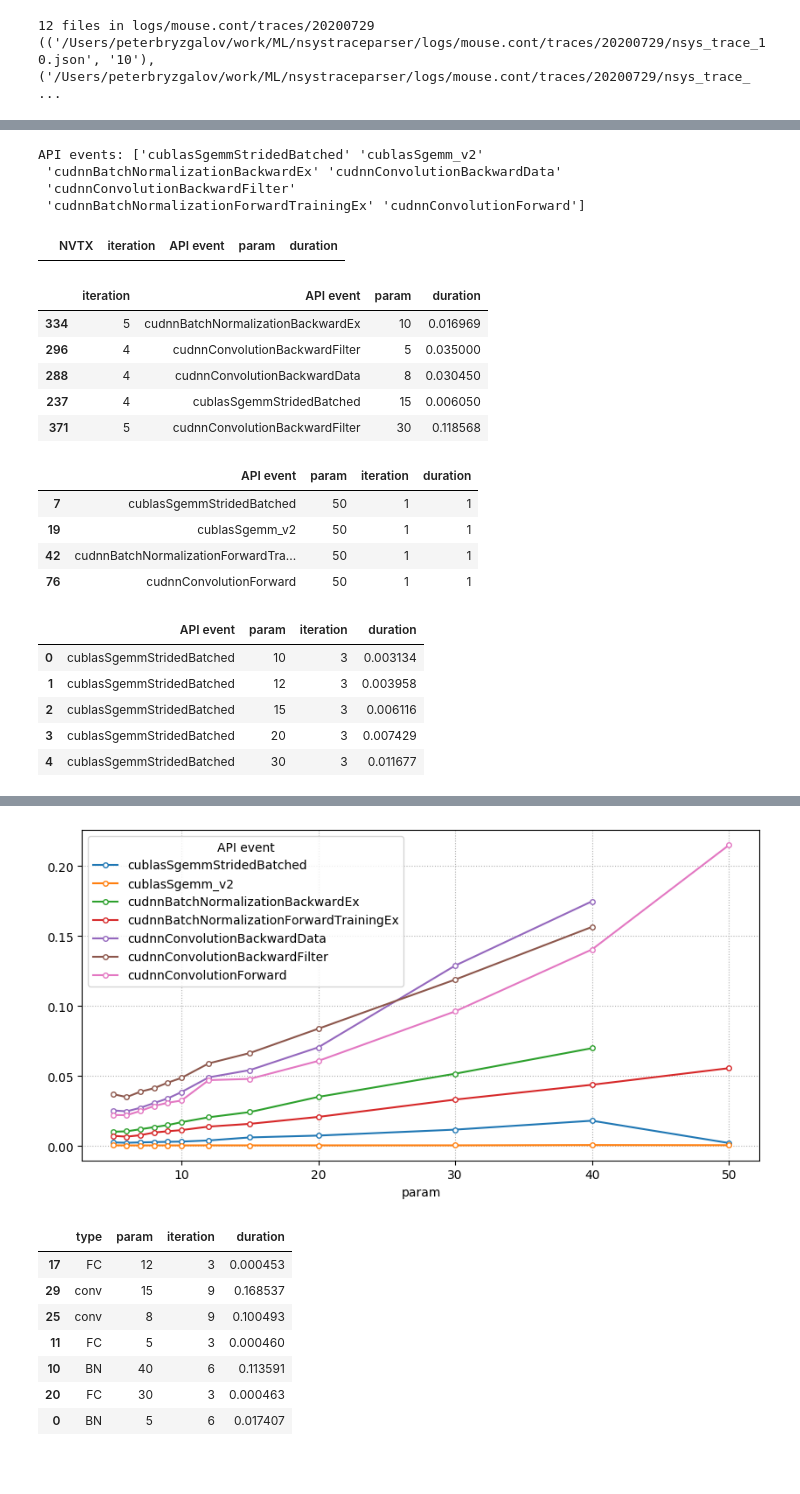
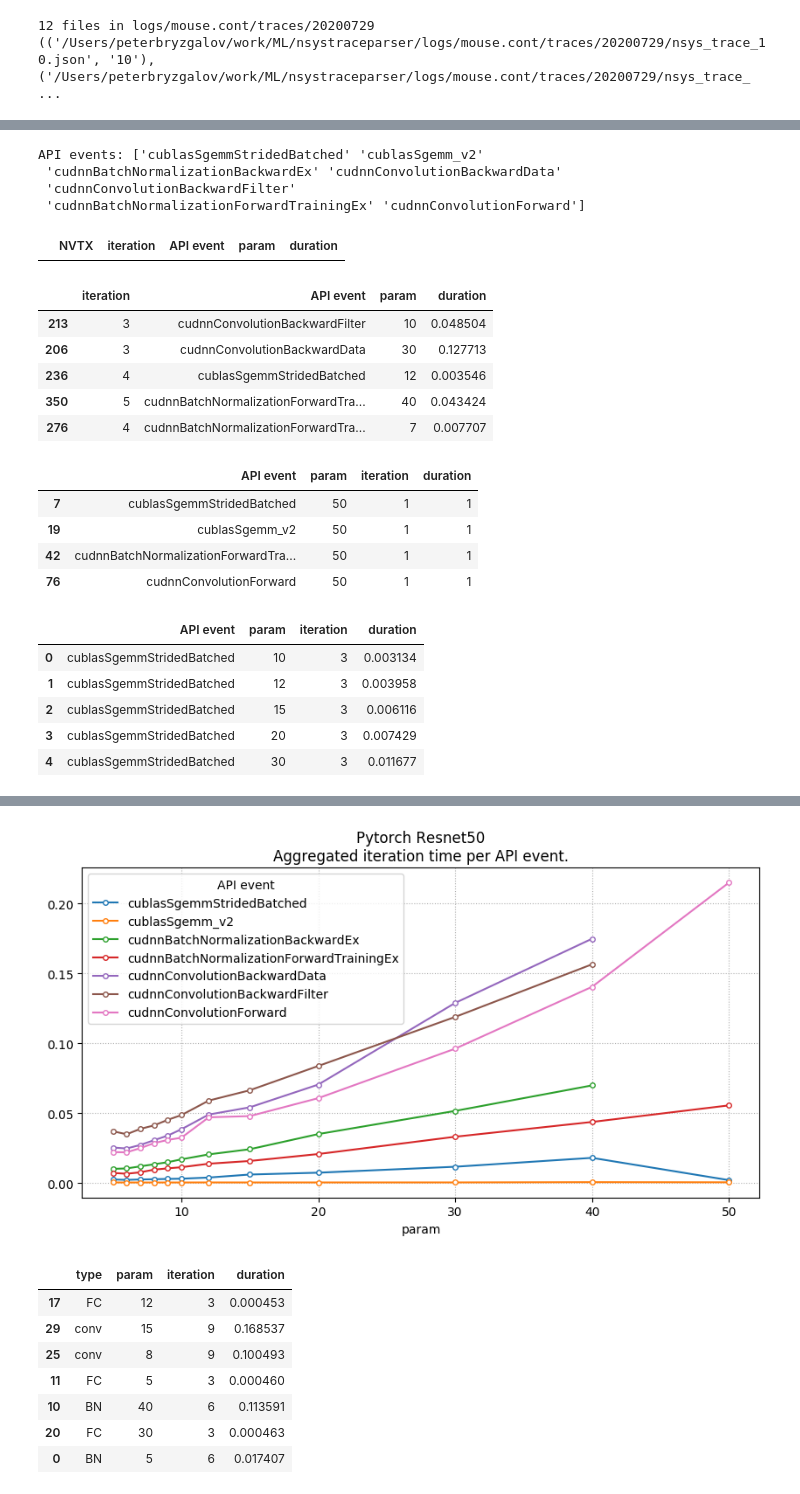
Before and after one commit to pyotr777/nsystraceparser, a Jupyter notebook: aggregateTimeFromMultipleTraces.ipynb, the cells around one changed output, grey strips where cells are left out. Saved outputs shown, nothing was run; the diff lists cells and outputs as text; code cells hidden in the pictures; blank space fills up the shorter version.

Commit message:
Parsing Pytorch and DNNMark traces in the notebooks.

```diff
--- a/aggregateTimeFromMultipleTraces.ipynb
+++ b/aggregateTimeFromMultipleTraces.ipynb
@@ -42,20 +42,22 @@ print(tuple(zip(files,param_values)))
 (('/Users/peterbryzgalov/work/ML/nsystraceparser/logs/mouse.cont/traces/20200729/nsys_trace_10.json', '10'), ('/Users/peterbryzgalov/work/ML/nsystraceparser/logs/mouse.cont/traces/20200729/nsys_trace_ ...
 # %%
 results = None
+convert_traces=False
 for param, tracefile in zip(param_values, files):
     events = ' '.join(event_patterns)
-    # Run
-    # python3 parseOneTrace.py -f $tracefile --events $events
-    command = 'python3 parseOneTrace.py -f {} --events {}'.format(tracefile, events)
-    print(command)
-    p = subprocess.run(command.split(' '), stdin=subprocess.PIPE, stderr=subprocess.PIPE,
-                       bufsize=0, shell=False)
-    if p.returncode == 0:
-        print('Finished OK')
-    else:
-        print(p.stdout.decode('utf-8'))
-        print('ERROR')
-        print(p.stderr.decode('utf-8'))
+    if convert_traces:
+        # Run
+        # python3 parseOneTrace.py -f $tracefile --events $events
+        command = 'python3 parseOneTrace.py -f {} --events {}'.format(tracefile, events)
+        print(command)
+        p = subprocess.run(command.split(' '), stdin=subprocess.PIPE, stderr=subprocess.PIPE,
+                           bufsize=0, shell=False)
+        if p.returncode == 0:
+            print('Finished OK')
+        else:
+            print(p.stdout.decode('utf-8'))
+            print('ERROR')
+            print(p.stderr.decode('utf-8'))
     # Read data from CSV file
     directory = os.path.dirname(tracefile)
     csvfile = ('').join(os.path.basename(
@@ -124,11 +121,11 @@ API events: ['cublasSgemmStridedBatched' 'cublasSgemm_v2'
  'cudnnBatchNormalizationForwardTrainingEx' 'cudnnConvolutionForward']
 |  | NVTX | iteration | API event | param | duration |
 |  | iteration | API event | param | duration |
-| 334 | 5 | cudnnBatchNormalizationBackwardEx | 10 | 0.016969 |
-| 296 | 4 | cudnnConvolutionBackwardFilter | 5 | 0.035000 |
-| 288 | 4 | cudnnConvolutionBackwardData | 8 | 0.030450 |
-| 237 | 4 | cublasSgemmStridedBatched | 15 | 0.006050 |
-| 371 | 5 | cudnnConvolutionBackwardFilter | 30 | 0.118568 |
+| 213 | 3 | cudnnConvolutionBackwardFilter | 10 | 0.048504 |
+| 206 | 3 | cudnnConvolutionBackwardData | 30 | 0.127713 |
+| 236 | 4 | cublasSgemmStridedBatched | 12 | 0.003546 |
+| 350 | 5 | cudnnBatchNormalizationForwardTra... | 40 | 0.043424 |
+| 276 | 4 | cudnnBatchNormalizationForwardTra... | 7 | 0.007707 |
 |  | API event | param | iteration | duration |
 | 7 | cublasSgemmStridedBatched | 50 | 1 | 1 |
 | 19 | cublasSgemm_v2 | 50 | 1 | 1 |
@@ -143,20 +140,21 @@ API events: ['cublasSgemmStridedBatched' 'cublasSgemm_v2'
 # %%
 timesT = times.pivot_table(columns='API event', index='param', values='duration',aggfunc='sum')
 display(timesT.head())
 fig, ax = plt.subplots(figsize=(10, 5), dpi=100)
 timesT.plot(marker='o', ms=4, mfc='w', ax=ax)
 ax.grid(ls=':', which='major')
 ax.grid(ls=':', lw=0.5, which='minor')
+plt.title('Pytorch Resnet50\nAggregated iteration time per API event.')
 plt.show()
 # %% [output]
 | API event | cublasSgemmStridedBatched | cublasSgemm_v2 | cudnnBatchNormalizationBackwardEx | cudnnBatchNormalizationForwardTra... | ... |
 | param |  |  |  |  | ... |
 | 5 | 0.002574 | 0.000460 | 0.010159 | 0.007249 | ... |
 | 6 | 0.002282 | 0.000419 | 0.010479 | 0.006665 | ... |
 | 7 | 0.002573 | 0.000418 | 0.011961 | 0.007699 | ... |
 | 8 | 0.002758 | 0.000419 | 0.013442 | 0.009604 | ... |
 | 9 | 0.002963 | 0.000424 | 0.014925 | 0.010524 | ... |
-[figure, old version]
+[figure, new version]
 # %%
 # Group API events by type
 def getType(e):
```
Also changed, not shown: parts of 1 cell of this notebook, 1 other file.
